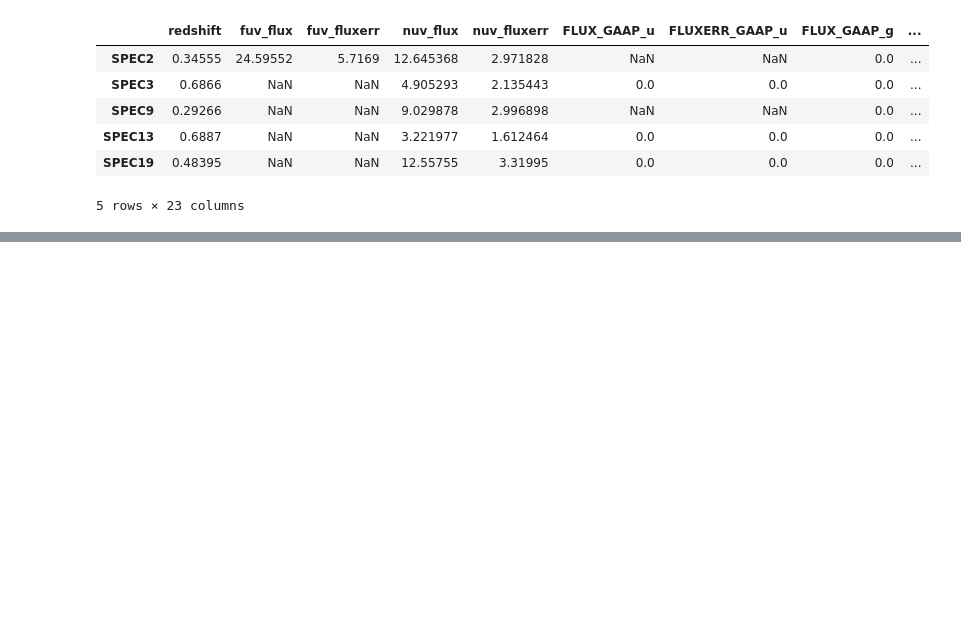
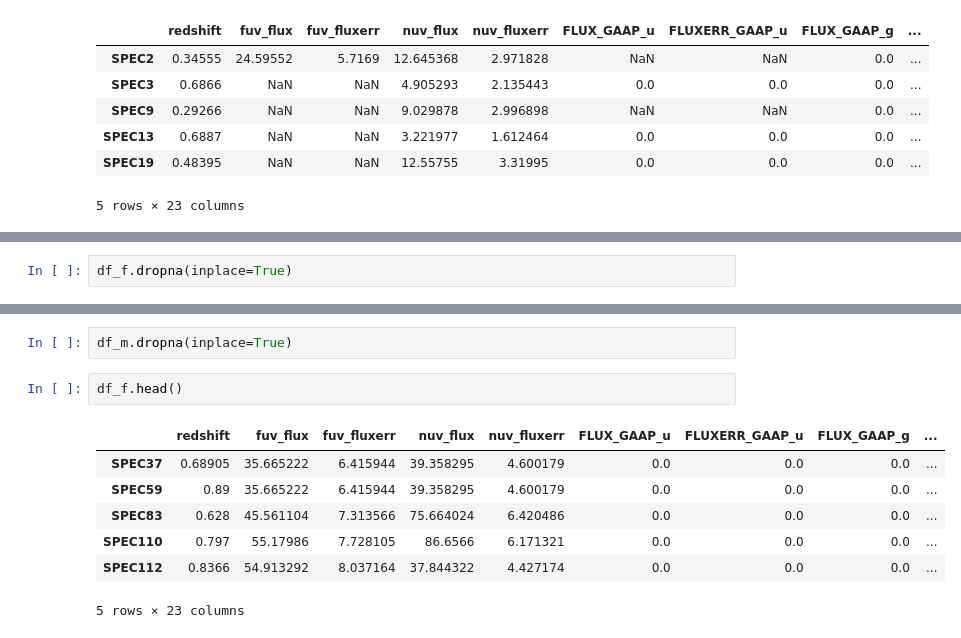
Before and after one commit to sylvielsstfr/Fors2pcigale, a Jupyter notebook: docs/notebooks/fors2starlightio/generate_fluxtable.ipynb, the cells around one changed output, grey strips where cells are left out. Saved outputs shown, nothing was run; the diff lists cells and outputs as text; blank space fills up the shorter version.

```diff
--- a/docs/notebooks/fors2starlightio/generate_fluxtable.ipynb
+++ b/docs/notebooks/fors2starlightio/generate_fluxtable.ipynb
@@ -226,2 +255,4 @@ df_f.head()
+# %%
+df_f.dropna(inplace=True)
 # %%
 # magnitude AB
@@ -254,0 +268,12 @@ np.log(10)/2.5
+# %%
+df_m.dropna(inplace=True)
+# %%
+df_f.head()
+# %% [output]
+|  | redshift | fuv_flux | fuv_fluxerr | nuv_flux | nuv_fluxerr | FLUX_GAAP_u | FLUXERR_GAAP_u | FLUX_GAAP_g | ... |
+| SPEC37 | 0.68905 | 35.665222 | 6.415944 | 39.358295 | 4.600179 | 0.0 | 0.0 | 0.0 | ... |
+| SPEC59 | 0.89 | 35.665222 | 6.415944 | 39.358295 | 4.600179 | 0.0 | 0.0 | 0.0 | ... |
+| SPEC83 | 0.628 | 45.561104 | 7.313566 | 75.664024 | 6.420486 | 0.0 | 0.0 | 0.0 | ... |
+| SPEC110 | 0.797 | 55.17986 | 7.728105 | 86.6566 | 6.171321 | 0.0 | 0.0 | 0.0 | ... |
+| SPEC112 | 0.8366 | 54.913292 | 8.037164 | 37.844322 | 4.427174 | 0.0 | 0.0 | 0.0 | ... |
+5 rows × 23 columns
```
Also changed, not shown: parts of 11 cells of this notebook.
